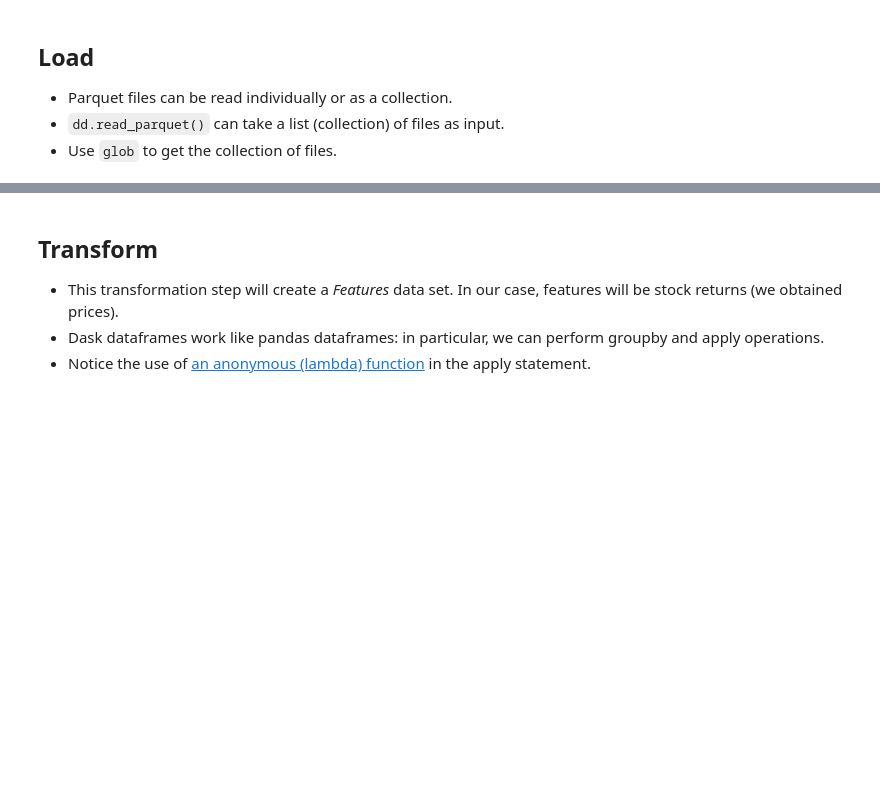
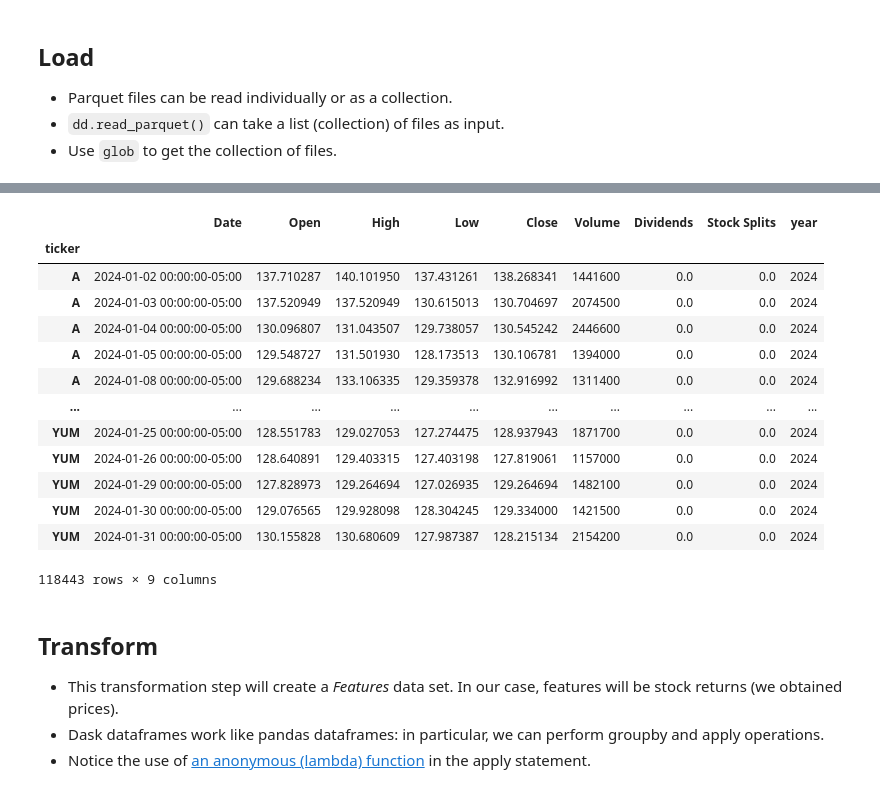
Before and after one commit to UofT-DSI/production, a Jupyter notebook: 01_materials/labs/02_data_engineering.ipynb, the cells around one changed output, grey strips where cells are left out. Saved outputs shown, nothing was run; the diff lists cells and outputs as text; code cells hidden in the pictures; blank space fills up the shorter version.

```diff
--- a/01_materials/labs/02_data_engineering.ipynb
+++ b/01_materials/labs/02_data_engineering.ipynb
@@ -240,3 +350,20 @@ dd_px = dd.read_parquet(parquet_files).set_index("ticker")
+# %%
+dd_px.compute()
+# %% [output]
+|  | Date | Open | High | Low | Close | Volume | Dividends | Stock Splits | year |
+| ticker |  |  |  |  |  |  |  |  |  |
+| A | 2024-01-02 00:00:00-05:00 | 137.710287 | 140.101950 | 137.431261 | 138.268341 | 1441600 | 0.0 | 0.0 | 2024 |
+| A | 2024-01-03 00:00:00-05:00 | 137.520949 | 137.520949 | 130.615013 | 130.704697 | 2074500 | 0.0 | 0.0 | 2024 |
+| A | 2024-01-04 00:00:00-05:00 | 130.096807 | 131.043507 | 129.738057 | 130.545242 | 2446600 | 0.0 | 0.0 | 2024 |
+| A | 2024-01-05 00:00:00-05:00 | 129.548727 | 131.501930 | 128.173513 | 130.106781 | 1394000 | 0.0 | 0.0 | 2024 |
+| A | 2024-01-08 00:00:00-05:00 | 129.688234 | 133.106335 | 129.359378 | 132.916992 | 1311400 | 0.0 | 0.0 | 2024 |
+| ... | ... | ... | ... | ... | ... | ... | ... | ... | ... |
+| YUM | 2024-01-25 00:00:00-05:00 | 128.551783 | 129.027053 | 127.274475 | 128.937943 | 1871700 | 0.0 | 0.0 | 2024 |
+| YUM | 2024-01-26 00:00:00-05:00 | 128.640891 | 129.403315 | 127.403198 | 127.819061 | 1157000 | 0.0 | 0.0 | 2024 |
+| YUM | 2024-01-29 00:00:00-05:00 | 127.828973 | 129.264694 | 127.026935 | 129.264694 | 1482100 | 0.0 | 0.0 | 2024 |
+| YUM | 2024-01-30 00:00:00-05:00 | 129.076565 | 129.928098 | 128.304245 | 129.334000 | 1421500 | 0.0 | 0.0 | 2024 |
+| YUM | 2024-01-31 00:00:00-05:00 | 130.155828 | 130.680609 | 127.987387 | 128.215134 | 2154200 | 0.0 | 0.0 | 2024 |
+118443 rows × 9 columns
 # %% [markdown]
 ## Transform
 
```
Also changed, not shown: parts of 16 cells of this notebook, 4 other files.
